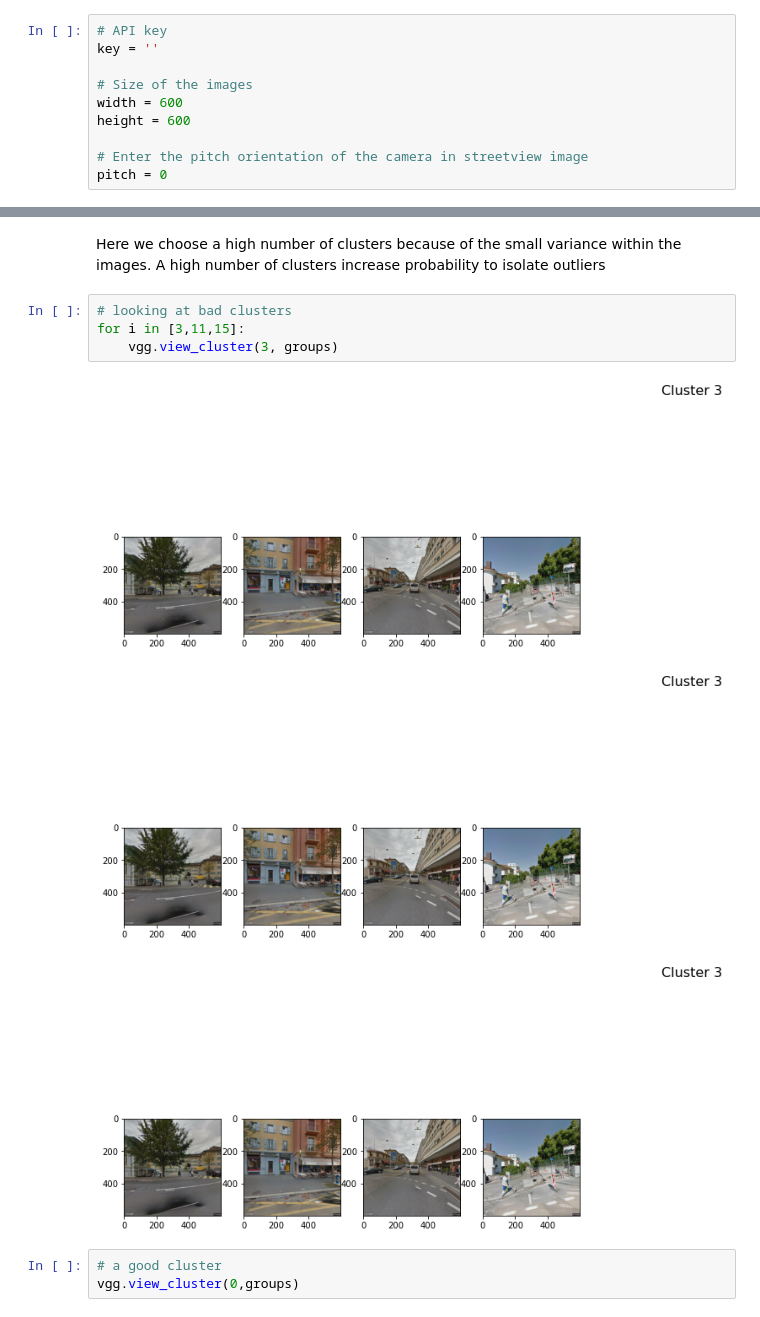
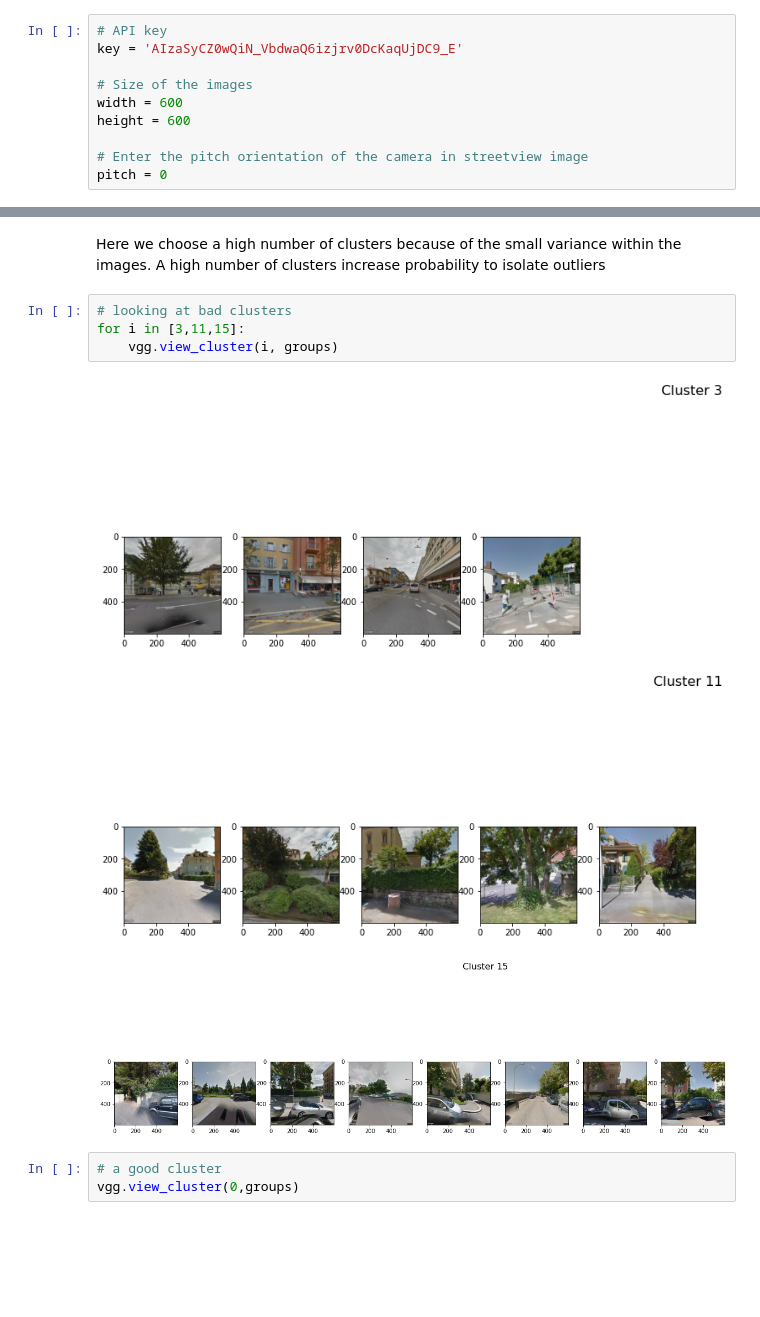
Before and after one commit to CS-433/ml-project-2-pyt, a Jupyter notebook: ImagesAcquisition/StreetViewAPI.ipynb, the cells around one changed output, grey strips where cells are left out. Cells and saved outputs as stored; diff of their text form; blank space fills up the shorter version.

Commit message:
add StreetViewAPI

```diff
--- a/ImagesAcquisition/StreetViewAPI.ipynb
+++ b/ImagesAcquisition/StreetViewAPI.ipynb
@@ -106,7 +106,7 @@ For this part, we just need to enter the input parameters required by the method
 Note that the API key needs to be obtained by creating an account on [Google Platform](https://console.cloud.google.com/getting-started).
 # %%
 # API key
-key = ''
+key = 'AIzaSyCZ0wQiN_VbdwaQ6izjrv0DcKaqUjDC9_E'
 
 # Size of the images
 width = 600
@@ -287,11 +287,11 @@ Here we choose a high number of clusters because of the small variance within th
 # %%
 # looking at bad clusters
 for i in [3,11,15]:
-    vgg.view_cluster(3, groups)
+    vgg.view_cluster(i, groups)
 # %% [output]
 [figure]
-[figure, old version]
+[figure, new version]
-[figure, old version]
+[figure, new version]
 # %%
 # a good cluster
 vgg.view_cluster(0,groups)
```
Also changed, not shown: parts of 1 cell of this notebook.
